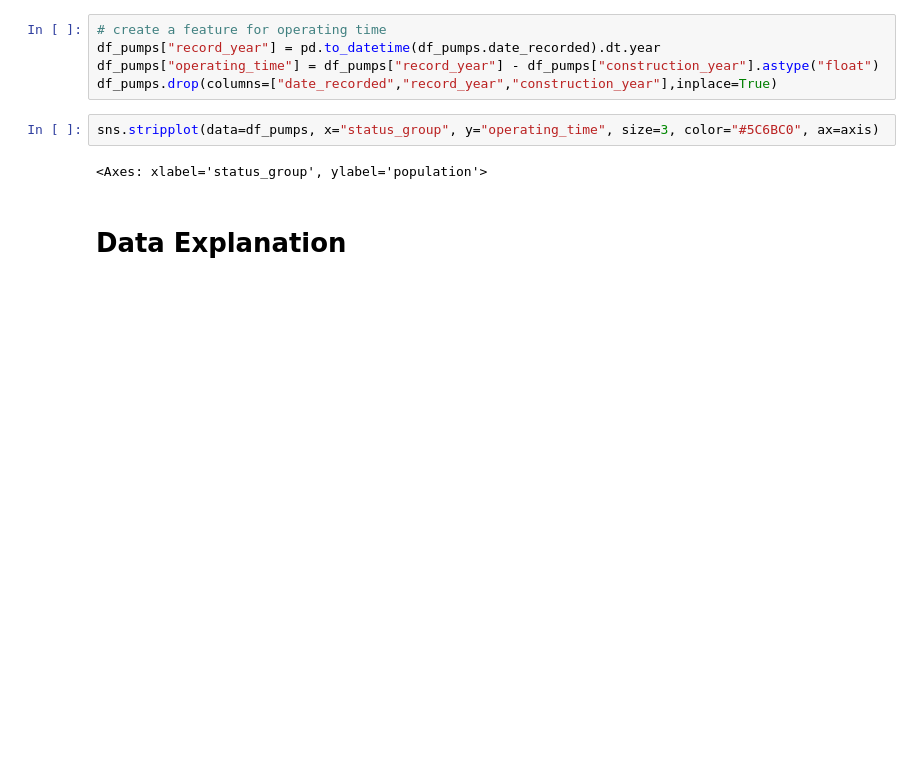
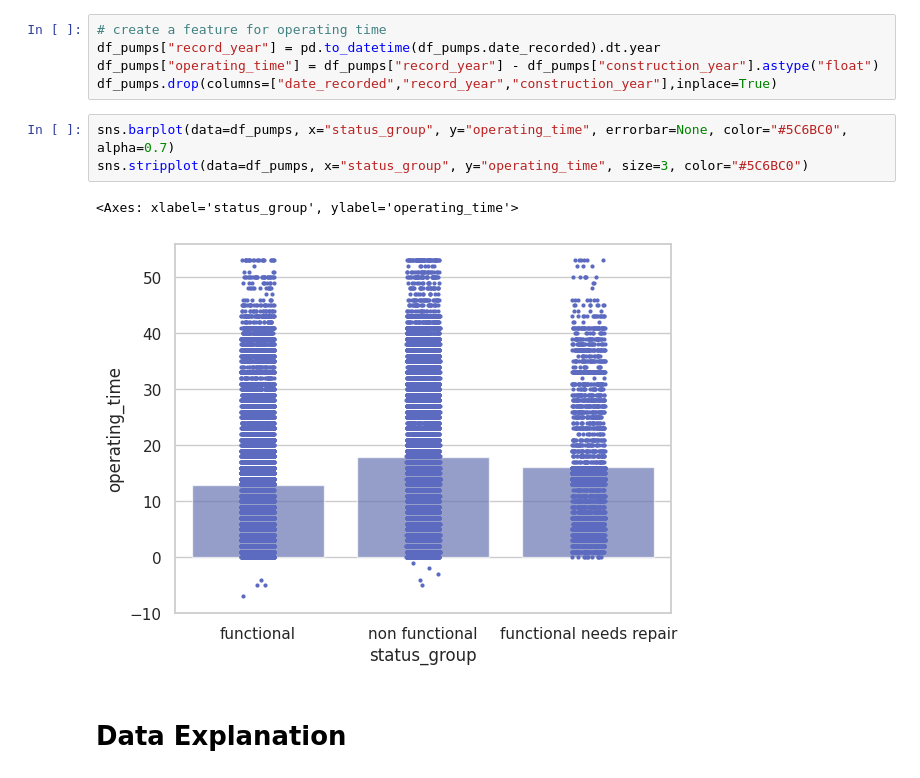
Before and after one commit to Mahdi-Kriaa/Faulty_Water_Pump_Detection, a Jupyter notebook: faulty_water_pumps_predicton.ipynb, the cells around one changed output. Drawn from its saved outputs; the diff is of its cells as text; blank space fills up the shorter version.

```diff
--- a/faulty_water_pumps_predicton.ipynb
+++ b/faulty_water_pumps_predicton.ipynb
@@ -442,9 +442,11 @@ df_pumps["record_year"] = pd.to_datetime(df_pumps.date_recorded).dt.year
 df_pumps["operating_time"] = df_pumps["record_year"] - df_pumps["construction_year"].astype("float")
 df_pumps.drop(columns=["date_recorded","record_year","construction_year"],inplace=True)
 # %%
-sns.stripplot(data=df_pumps, x="status_group", y="operating_time", size=3, color="#5C6BC0", ax=axis)
+sns.barplot(data=df_pumps, x="status_group", y="operating_time", errorbar=None, color="#5C6BC0", alpha=0.7)
+sns.stripplot(data=df_pumps, x="status_group", y="operating_time", size=3, color="#5C6BC0")
 # %% [output]
-<Axes: xlabel='status_group', ylabel='population'>
+<Axes: xlabel='status_group', ylabel='operating_time'>
+[figure, added]
 # %% [markdown]
 # Data Explanation
 # %%
```
